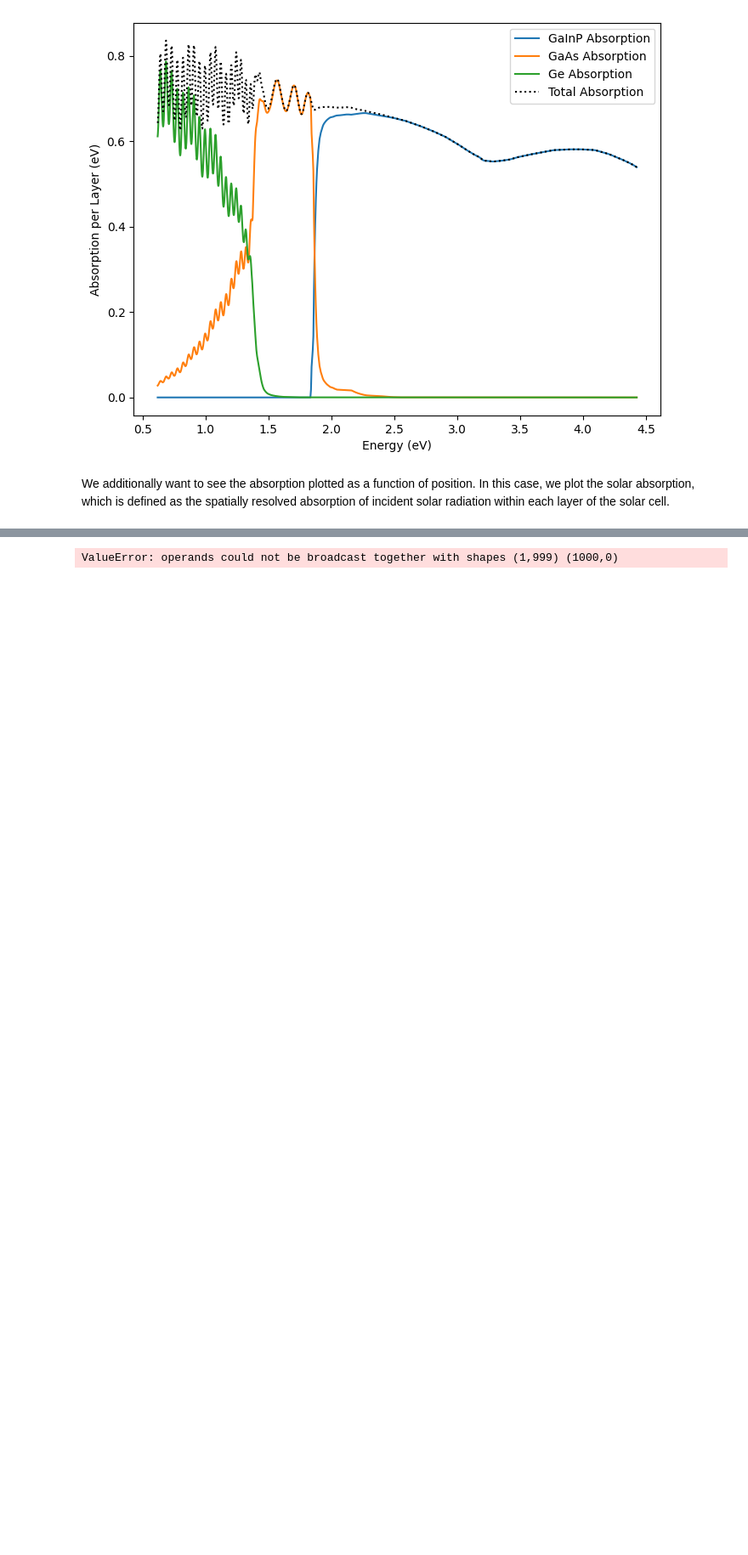
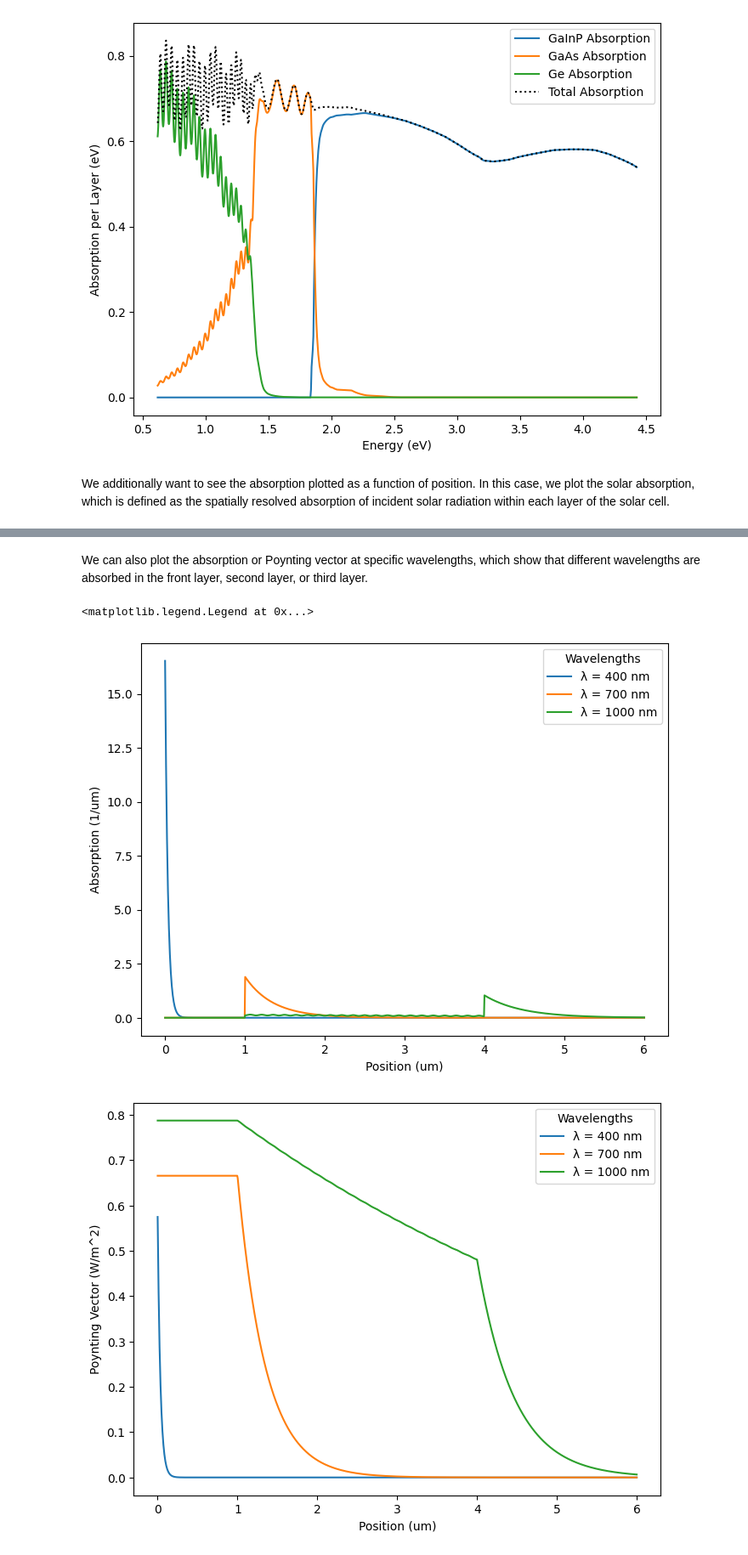
Before and after one commit to JaxLayerLumos/JaxLayerLumos, a Jupyter notebook: examples/simulate_triple_junction_solar_cell.ipynb, the cells around one changed output, grey strips where cells are left out. Shown at 85% size. Drawn from its saved outputs; the diff is of its cells as text; code cells hidden in the pictures; blank space fills up the shorter version.

```diff
--- a/examples/simulate_triple_junction_solar_cell.ipynb
+++ b/examples/simulate_triple_junction_solar_cell.ipynb
@@ -109,4 +115,48 @@ ValueError: operands could not be broadcast together with shapes (1,999) (1000,0
-# %%
-check = onp.trapezoid(photon_flux[:, onp.newaxis], wavelengths_nm)
-# %% [output]
-ValueError: operands could not be broadcast together with shapes (1,999) (1000,0)
+# %% [markdown]
+We can also plot the absorption or Poynting vector at specific wavelengths, which show that different wavelengths are absorbed in the front layer, second layer, or third layer.
+# %%
+wavelengths = jnp.array([400e-9, 700e-9, 1000e-9])
+frequencies = scic.c / wavelengths
+
+theta_inc = 0
+
+n_k = utils_materials.get_n_k(materials, frequencies)
+
+
+R_TE, T_TE, R_TM, T_TM, results_coeffs = stackrt(
+        n_k, thicknesses, frequencies, theta_inc, return_coeffs = True
+    )
+
+position = onp.linspace(0, sum(thickness_materials)*1.5, 1000)
+layer, position_in_layer = utils_position.calc_position_in_structure(
+    thickness_materials, position
+)
+
+results_coeffs = utils_position.calc_position_data(
+    layer, position_in_layer, results_coeffs
+)
+
+plt.figure(figsize=(8, 6))
+
+absorb_TE_data = results_coeffs['absorb_TE'][0, :, :].T / 1e6
+
+for i, wavelength in enumerate(wavelengths):
+    plt.plot(convert_m_to_um(position), absorb_TE_data[:, i], label=f'λ = {wavelength * 1e9:.0f} nm')
+
+plt.xlabel("Position (um)")
+plt.ylabel("Absorption (1/um)")
+plt.legend(title = "Wavelengths")
+
+plt.figure(figsize=(8, 6))
+
+poynting = results_coeffs['poyn_TE'][0, :, :].T
+for i, wavelength in enumerate(wavelengths):
+    plt.plot(convert_m_to_um(position), poynting[:, i], label=f'λ = {wavelength * 1e9:.0f} nm')
+
+plt.xlabel("Position (um)")
+plt.ylabel("Poynting Vector Magnitude (W/m^2)")
+plt.legend(title = "Wavelengths")
+# %% [output]
+<matplotlib.legend.Legend at 0x...>
+[figure, added]
+[figure, added]
```
Also changed, not shown: parts of 2 cells of this notebook, 1 other file.
